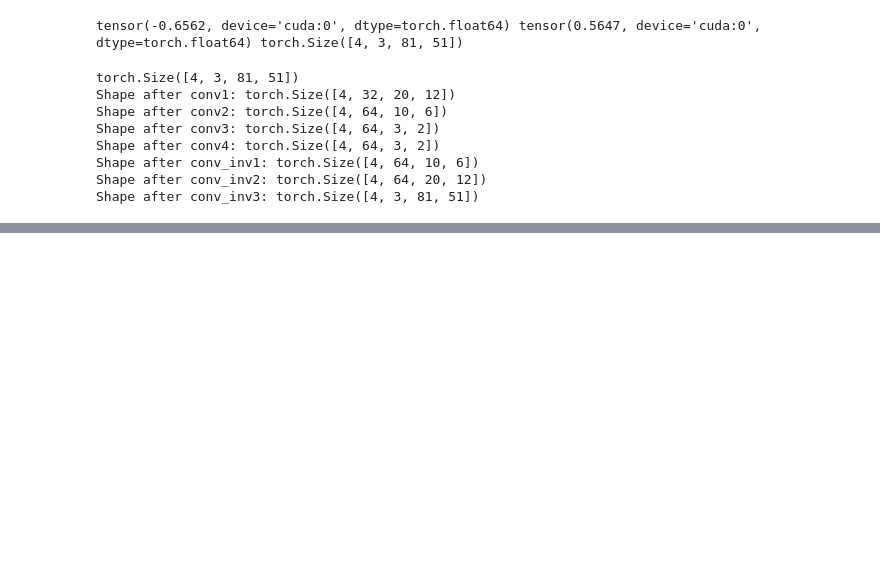
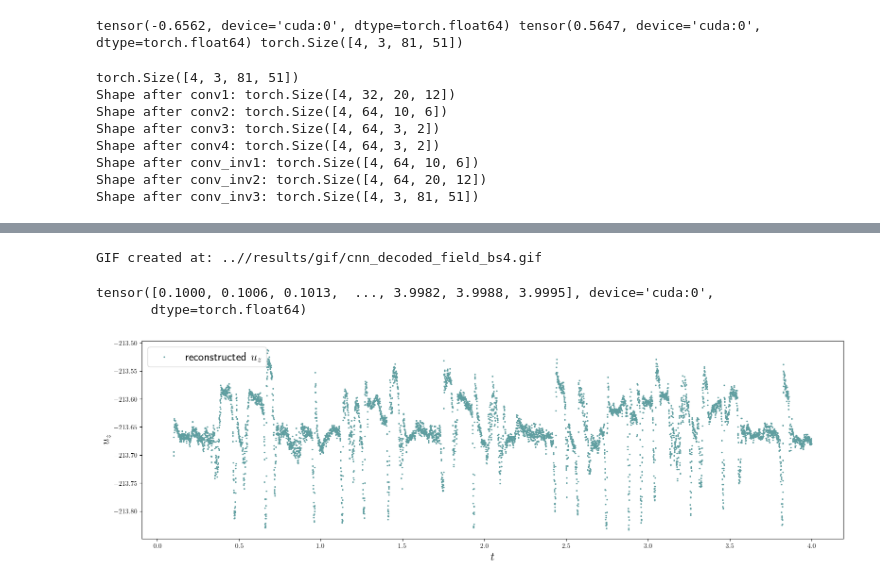
Before and after one commit to Julielmnt/Stage_M2, a Jupyter notebook: code/autoencoder.ipynb, the cells around one changed output, grey strips where cells are left out. Saved outputs shown, nothing was run; the diff lists cells and outputs as text; code cells hidden in the pictures; blank space fills up the shorter version.

```diff
--- a/code/autoencoder.ipynb
+++ b/code/autoencoder.ipynb
@@ -20,6 +20,8 @@ importlib.reload(utils)
 
 %matplotlib inline
 matplotlib.pyplot.rc('text', usetex=True)
+fontsize = 18
+
 
 print(f'Working in {os.getcwd()}')
 # %% [output]
@@ -456,0 +500,30 @@ tensor([[[[ 3.5996e-07,  2.4306e-05,  2.6055e-06],
+# %%
+decoded_simulation.save_clip(1350, 1400, f'{current_directory}/results/autoencoder/cnn/snapshots/')
+
+from utils import make_gif
+
+make_gif(f'{current_directory}/results/autoencoder/cnn/snapshots/', f'{current_directory}/results/gif/cnn_decoded_field_bs{batch_size}.gif', 10)
+# %% [output]
+GIF created at: ..//results/gif/cnn_decoded_field_bs4.gif
+# %%
+uz_decoded, uzmean_decoded = decoded_simulation.UZ()
+uz, uzmean = simulation.UZ()
+# %%
+print(time)
+# %% [output]
+tensor([0.1000, 0.1006, 0.1013,  ..., 3.9982, 3.9988, 3.9995], device='cuda:0',
+       dtype=torch.float64)
+# %%
+fig, ax1 = plt.subplots(figsize = (16, 5))
+
+
+# ax1.scatter(time.cpu(), uz, s = 10, c = 'orange', label = r'ground truth $u_z$')
+ax1.scatter(time.cpu(), uz_decoded + uzmean, s = 2, c = 'cadetblue', label = r'reconstructed $u_z$')
+
+ax1.set_ylabel(r'$u_z$', fontsize= fontsize)
+ax1.set_xlabel(r'$t$', fontsize = fontsize)
+ax1.legend(fontsize = fontsize, loc = 'upper left')
+
+fig.tight_layout()
+# %% [output]
+[figure, added]
```
Also changed, not shown: parts of 11 cells of this notebook, 2 other files.
